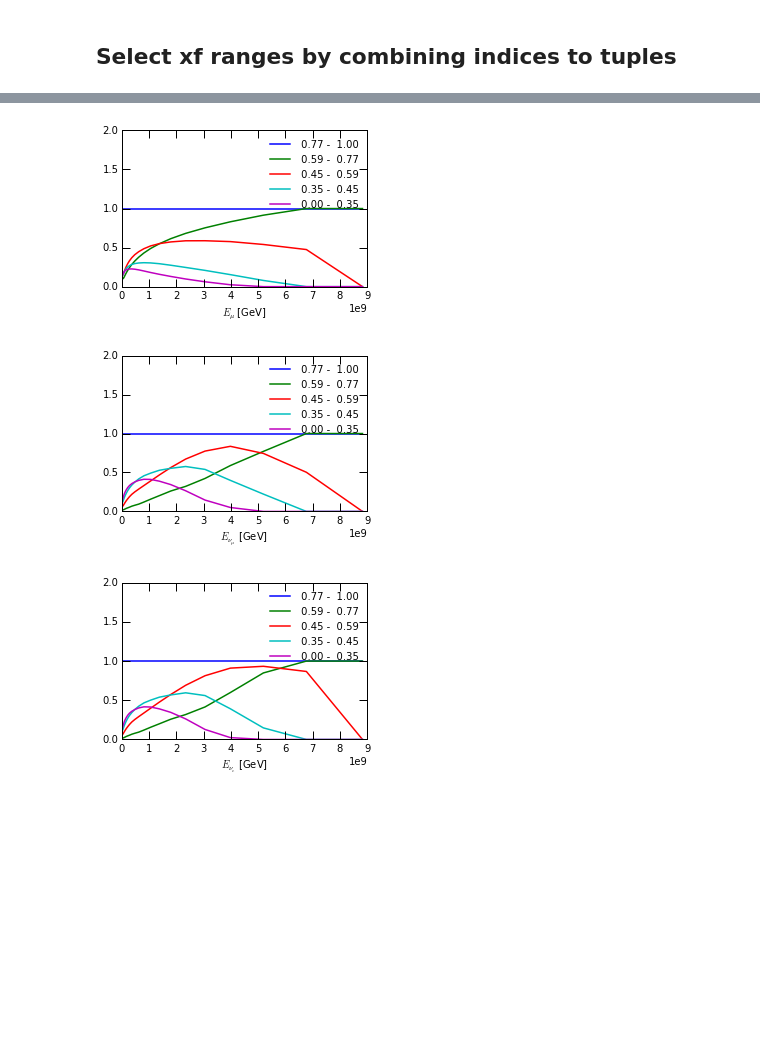
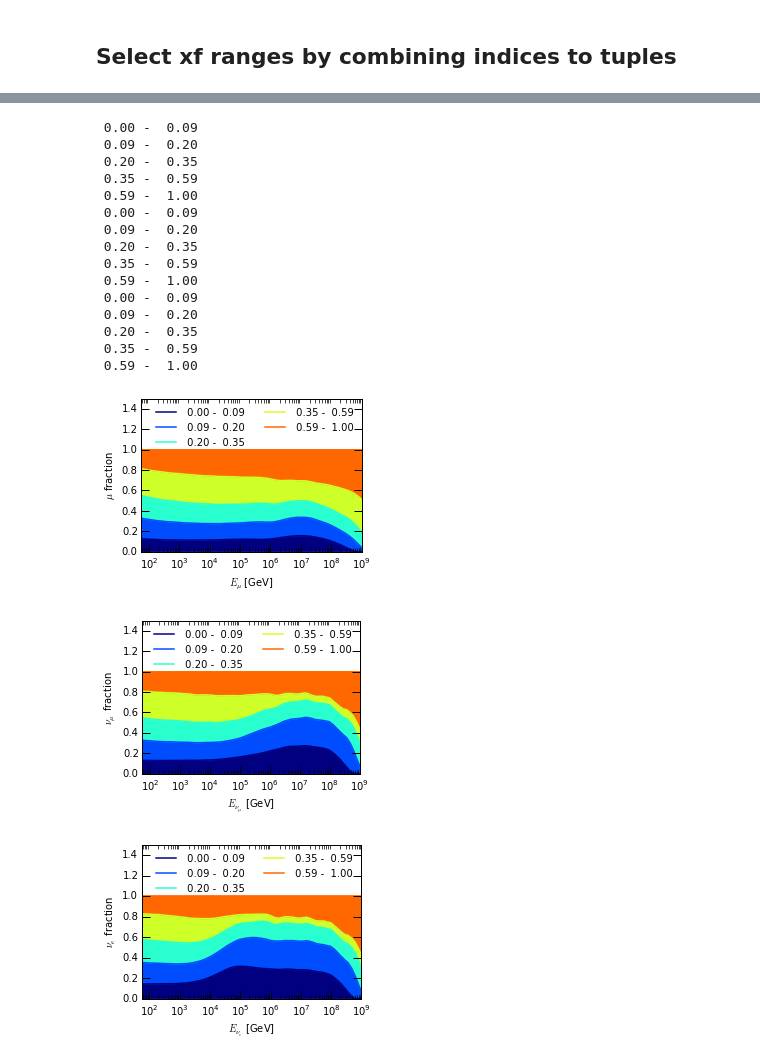
Before and after one commit to mceq-project/MCEq, a Jupyter notebook: examples/prototype_xfselector.ipynb, the cells around one changed output, grey strips where cells are left out. Saved outputs shown, nothing was run; the diff lists cells and outputs as text; code cells hidden in the pictures; blank space fills up the shorter version.

Commit message:
xf-range selection finalized
Former-commit-id: daf05bf1dd83ec5e4913e73017bb8d3d143a16a6

```diff
--- a/examples/prototype_xfselector.ipynb
+++ b/examples/prototype_xfselector.ipynb
@@ -18,10 +21,10 @@ import CRFluxModels as pm
 # %%
 mceq_run = MCEqRun(
 #provide the string of the interaction model
-interaction_model='SIBYLL2.3_rc1',
+interaction_model='SIBYLL2.3_rc2',
 #primary cosmic ray flux model
 #support a tuple (primary model class (not instance!), arguments)
-primary_model=(pm.HillasGaisser2012, "H3a"),
+primary_model=(pm.Thunman, None),
 # Zenith angle in degrees. 0=vertical, 90=horizontal
 theta_deg=0.0,
 #expand the rest of the options from mceq_config.py
@@ -54,12 +57,13 @@ xf_bins = mceq_run.y.e_bins/mceq_run.y.e_bins[-1]
 for i, e in enumerate(xf_bins[-15:]):
     print '{0:5}       {1:3.2f}'.format(i-15, e)
 
-range_tups = [None, (-2,-1), (-3,-2), (-4,-3), (-5,-4), (0, -5)]
+range_tups = [(0, -11), (-10,-8), (-7,-6), (-5,-4), (-3,-1), (0,-1)]
 
 print "\nFollowing xf ranges are configured"
 
 for t in range_tups:
-    if t: print '{0:5.2f} - {1:5.2f}'.format(xf_bins[t[0]], xf_bins[t[1]])
+    if t: print '{0:5.2f} - {1:5.2f}'.format(xf_bins[t[0]],
+                                             xf_bins[t[1] + 1 if t[1] != -1 else t[1]])
 # %% [output]
 index | xf value
   -15       0.02
@@ -81,11 +85,12 @@ index | xf value
 # %%
 flux_ranges = []
-mag = 3
+mag = 0
 for t in range_tups:
-    if not t:
+    if t == None:
         mceq_run.y.band = None
     else:
         mceq_run.y.set_xf_band(*t)
+
     mceq_run._init_default_matrices()
     mceq_run.solve()
     #Retrieve the flux at the surface by using the aliases which were listed in the
@@ -197,30 +218,63 @@ e_grid = mceq_run.e_grid
 # %%
+from matplotlib import cm
+e_grid = mceq_run.e_grid
+colors = np.linspace(0,1,len(flux_ranges) - 1)
 #get path of the home directory + Desktop
-save_pdf = False
-desktop = os.path.join(os.path.expanduser("~"),'Desktop')
+part = 'total'
+save_pdf = True
+desktop = os.path.join(os.path.expanduser("~"),'Desktop/plots_new_sibyll')
 
 for pref, lab in [('mu_',r'\mu'), ('numu_',r'\nu_\mu'), ('nue_',r'\nu_e')]:
     plt.figure(figsize=(4., 3))
-    ref = flux_ranges[0][pref + 'total']
-    for i, t in enumerate(range_tups[1:]):
-        r_str = '{0:5.2f} - {1:5.2f}'.format(xf_bins[t[0]], xf_bins[t[1]])
+    ref = sum([flux[pref + part] for flux in flux_ranges[:-1]])
+#    ref = flux_ranges[-1][pref + 'total']#sum([flux[pref + 'total'] for flux in flux_ranges[:-1]])
+    between = None
+    for i, t in enumerate(range_tups[:-1]):#
+
+        r_str = '{0:5.2f} - {1:5.2f}'.format(xf_bins[t[0]],
+                                             xf_bins[t[1] + 1 if t[1] != -1 else t[1]])
         flux = flux_ranges[i]
-
-        plt.plot(e_grid, flux[pref + 'total']/ref, ls='-', lw=1.5, label =r_str)
-#         plt.loglog(e_grid, flux[pref + 'conv'], color='b', ls='-.', lw=1.5,
-#                    label=r'conventional ${0}$'.format(lab))
+        print r_str
+        if i == 0:
+            between = np.zeros_like(ref)
+        else:
+            between += flux_ranges[i - 1][pref + part]/ref
+        plt.fill_between(e_grid,between, flux[pref + part]/ref+between,
+                         color=cm.jet(float(i)/(len(flux_ranges)-1.),1. ),
+                         label=r_str)
+        plt.semilogx(e_grid,  flux[pref + part]/ref+between,
+                     color=cm.jet(float(i)/(len(flux_ranges)-1.),1. ),
+                     ls='-', lw=1.5,label=r_str)
 #         plt.loglog(e_grid, flux[pref + 'pr'], color='r',ls='--', lw=1.5,
 #                    label='prompt ${0}$'.format(lab))
-#         plt.xlim(50,1e9)
-        plt.ylim(0,2)
+        plt.semilogx()
+        plt.xlim(55,1e9)
+        plt.ylim(0,1.5)
         plt.xlabel(r"$E_{{{0}}}$ [GeV]".format(lab))
+        plt.ylabel(r'${0}$ fraction'.format(lab))
 #         plt.ylabel(r"$\Phi_{" + lab + "}$ (E/GeV)$^{" + str(mag) +" }$" +
 #                    "(cm$^{2}$ s sr GeV)$^{-1}$")
-        plt.legend(loc='upper right')
+        plt.legend(loc='upper right',ncol=2)
         plt.tight_layout()
-        if save_pdf: plt.savefig(os.path.join(desktop, pref + 'flux.pdf'))
+        if save_pdf: plt.savefig(os.path.join(desktop, 'fractional/' +
+                                              pref + part + '_sib23_rc2.pdf'))
 # %% [output]
+ 0.00 -  0.09
+ 0.09 -  0.20
+ 0.20 -  0.35
+ 0.35 -  0.59
+ 0.59 -  1.00
+ 0.00 -  0.09
+ 0.09 -  0.20
+ 0.20 -  0.35
+ 0.35 -  0.59
+ 0.59 -  1.00
+ 0.00 -  0.09
+ 0.09 -  0.20
+ 0.20 -  0.35
+ 0.35 -  0.59
+ 0.59 -  1.00
-[figure, old version]
+[figure, new version]
-[figure, old version]
+[figure, new version]
-[figure, old version]
+[figure, new version]
 # %%
```
Also changed, not shown: parts of 7 cells of this notebook, 2 other files.
